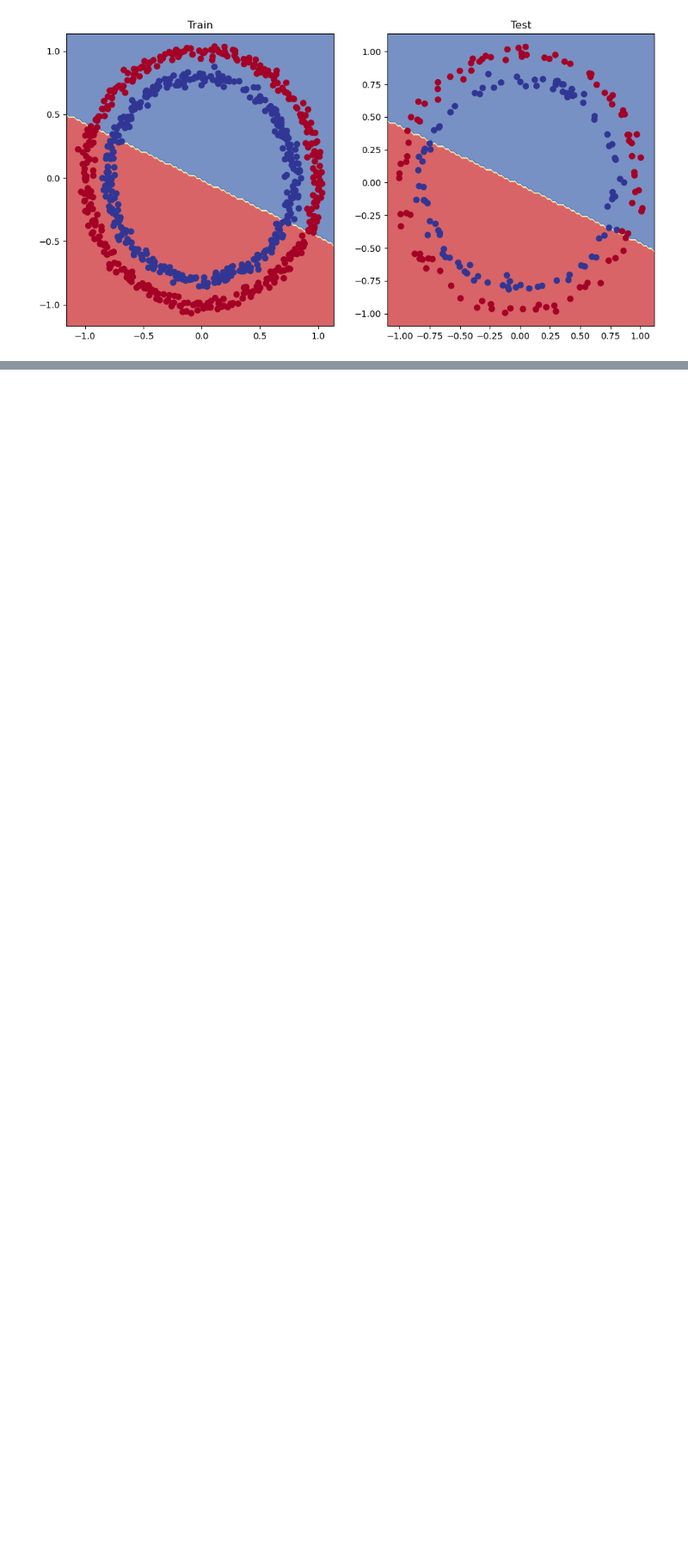
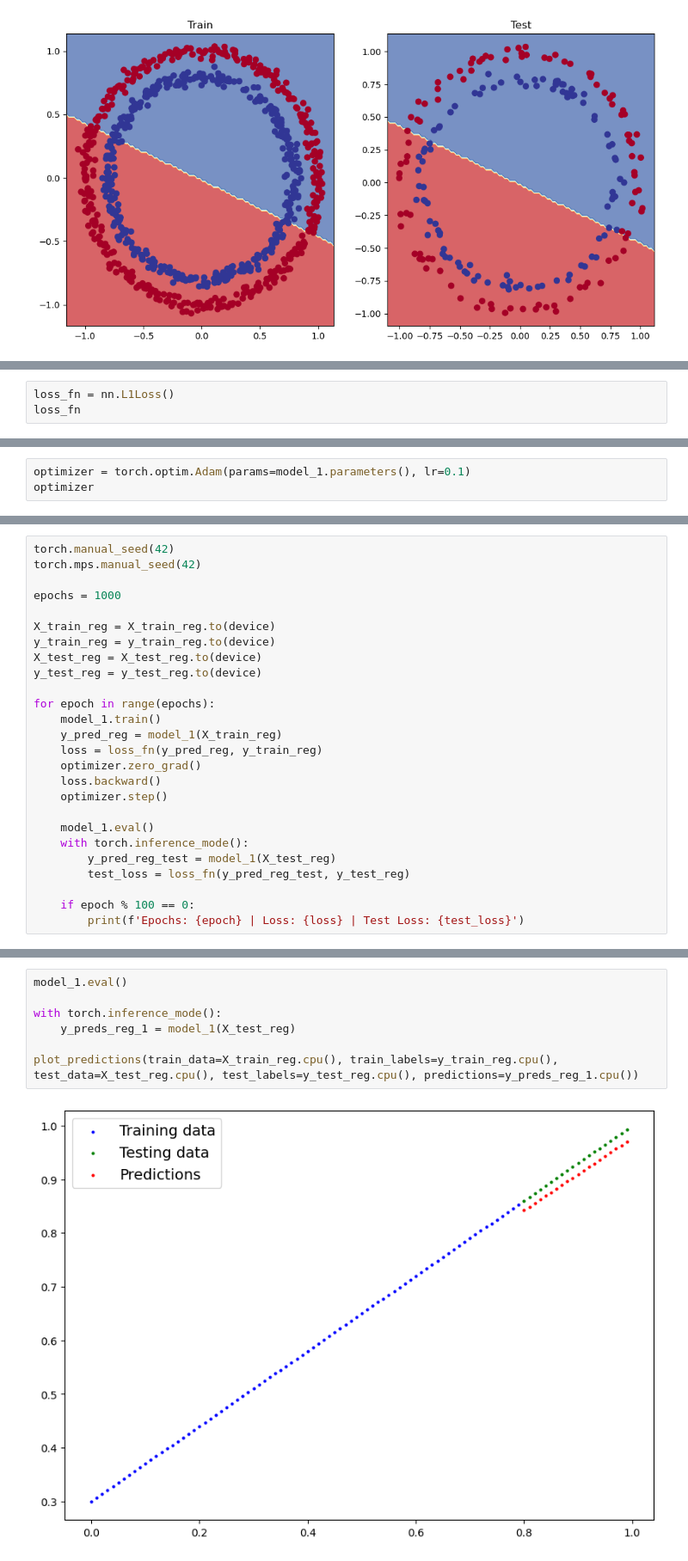
Before and after one commit to virvihuta/vh-learning-playground, a Jupyter notebook: 02_pytorch_classification.ipynb, the cells around one changed output, grey strips where cells are left out. Shown at 86% size. Saved outputs shown, nothing was run; the diff lists cells and outputs as text; blank space fills up the shorter version.

```diff
--- a/02_pytorch_classification.ipynb
+++ b/02_pytorch_classification.ipynb
@@ -389,0 +453,3 @@ plot_decision_boundary(model_0, X_test, y_test)
+# %%
+loss_fn = nn.L1Loss()
+loss_fn
@@ -389,0 +458,3 @@ plot_decision_boundary(model_0, X_test, y_test)
+# %%
+optimizer = torch.optim.Adam(params=model_1.parameters(), lr=0.1)
+optimizer
@@ -389,0 +475,26 @@ plot_decision_boundary(model_0, X_test, y_test)
+# %%
+torch.manual_seed(42)
+torch.mps.manual_seed(42)
+
+epochs = 1000
+
+X_train_reg = X_train_reg.to(device)
+y_train_reg = y_train_reg.to(device)
+X_test_reg = X_test_reg.to(device)
+y_test_reg = y_test_reg.to(device)
+
+for epoch in range(epochs):
+    model_1.train()
+    y_pred_reg = model_1(X_train_reg)
+    loss = loss_fn(y_pred_reg, y_train_reg)
+    optimizer.zero_grad()
+    loss.backward()
+    optimizer.step()
+
+    model_1.eval()
+    with torch.inference_mode():
+        y_pred_reg_test = model_1(X_test_reg)
+        test_loss = loss_fn(y_pred_reg_test, y_test_reg)
+
+    if epoch % 100 == 0:
+        print(f'Epochs: {epoch} | Loss: {loss} | Test Loss: {test_loss}')
@@ -389,0 +512,9 @@ plot_decision_boundary(model_0, X_test, y_test)
+# %%
+model_1.eval()
+
+with torch.inference_mode():
+    y_preds_reg_1 = model_1(X_test_reg)
+
+plot_predictions(train_data=X_train_reg.cpu(), train_labels=y_train_reg.cpu(), test_data=X_test_reg.cpu(), test_labels=y_test_reg.cpu(), predictions=y_preds_reg_1.cpu())
+# %% [output]
+[figure, added]
```
Also changed, not shown: parts of 18 cells of this notebook.
